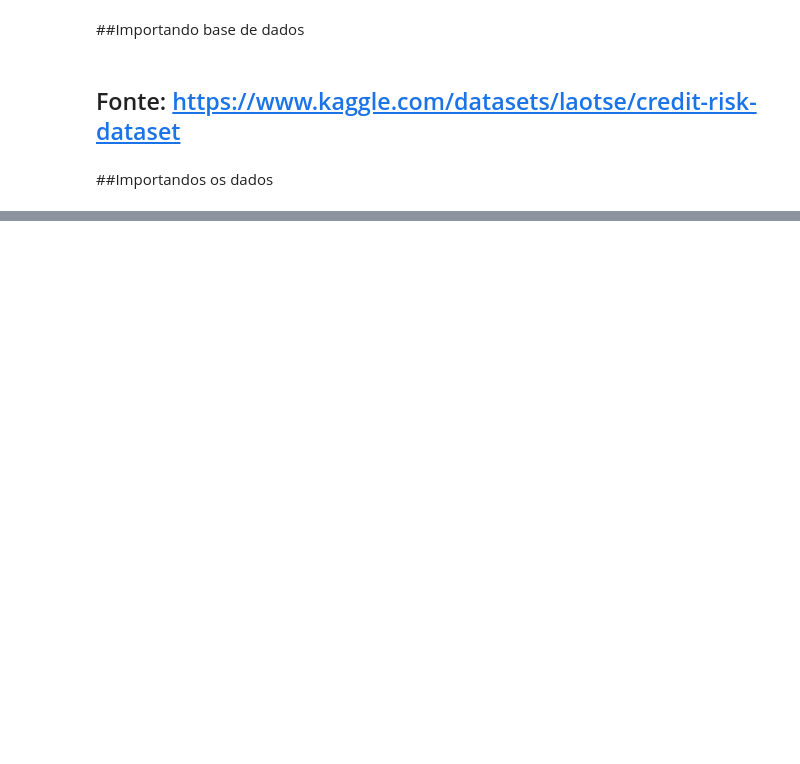
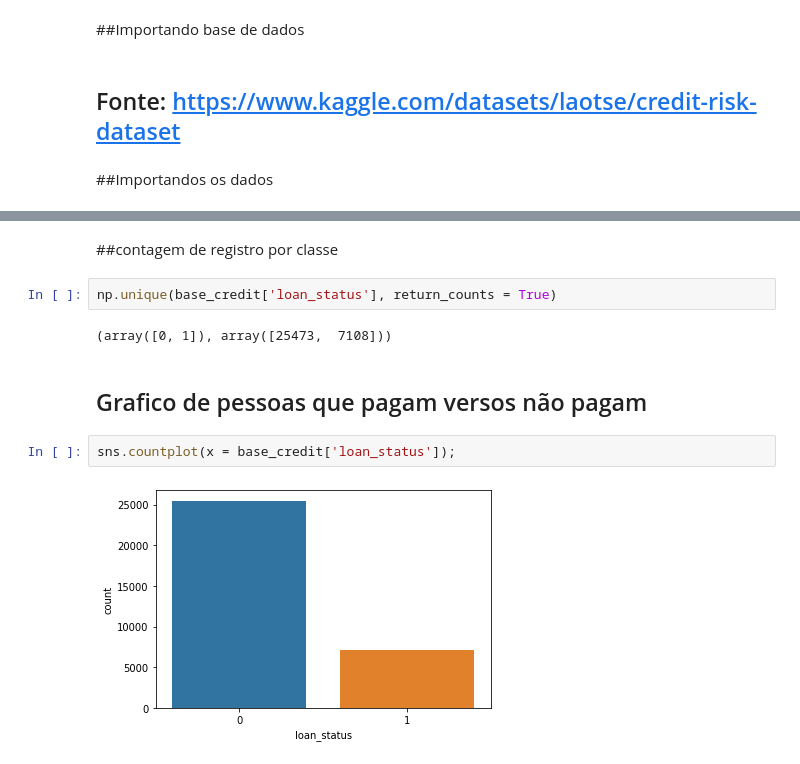
Before and after one commit to paulo-santos-ds/Machine-Learning, a Jupyter notebook: Risk_credit.ipynb, the cells around one changed output, grey strips where cells are left out. Drawn from its saved outputs; the diff is of its cells as text; blank space fills up the shorter version.

```diff
--- a/Risk_credit.ipynb
+++ b/Risk_credit.ipynb
@@ -36,0 +85,12 @@ base_credit.head()
+# %% [markdown]
+##contagem de registro por classe
+# %%
+np.unique(base_credit['loan_status'], return_counts = True)
+# %% [output]
+(array([0, 1]), array([25473,  7108]))
+# %% [markdown]
+## Grafico de pessoas que pagam versos não pagam
+# %%
+sns.countplot(x = base_credit['loan_status']);
+# %% [output]
+[figure, added]
```
Also changed, not shown: parts of 18 cells of this notebook.
